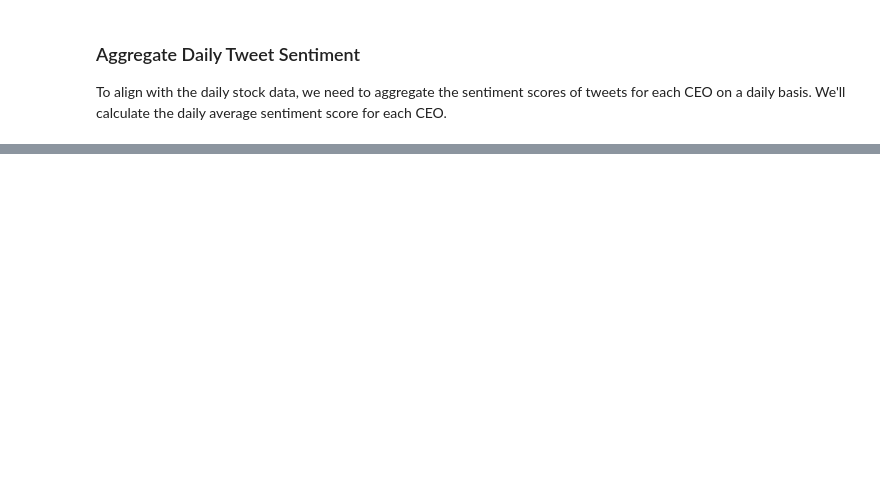
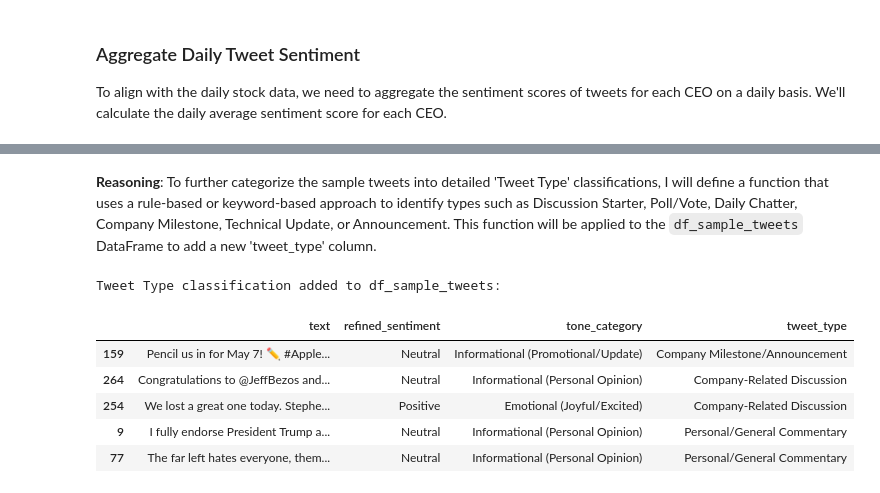
Before and after one commit to ddahlgren11/MoneyMaker, a Jupyter notebook: actualcapstone.ipynb, the cells around one changed output, grey strips where cells are left out. Saved outputs shown, nothing was run; the diff lists cells and outputs as text; code cells hidden in the pictures; blank space fills up the shorter version.

```diff
--- a/actualcapstone.ipynb
+++ b/actualcapstone.ipynb
@@ -137,0 +218,18 @@ display(df_daily_sentiment.head())
+# %%
+def classify_sentiment(score):
+    if score <= -0.6:
+        return 'Very Negative'
+    elif score <= -0.2:
+        return 'Negative'
+    elif score < 0.2:
+        return 'Neutral'
+    elif score < 0.6:
+        return 'Positive'
+    else:
+        return 'Very Positive'
+
+# Apply the classification function to the sentiment_score column of df_sample_tweets
+df_sample_tweets['refined_sentiment'] = df_sample_tweets['sentiment_score'].apply(classify_sentiment)
+
+print("Refined sentiment categories added to df_sample_tweets:")
+display(df_sample_tweets[['text', 'sentiment_score', 'refined_sentiment']].head())
@@ -137,0 +322,40 @@ display(df_daily_sentiment.head())
+# %% [markdown]
+**Reasoning**:
+To further categorize the sample tweets into detailed 'Tweet Type' classifications, I will define a function that uses a rule-based or keyword-based approach to identify types such as Discussion Starter, Poll/Vote, Daily Chatter, Company Milestone, Technical Update, or Announcement. This function will be applied to the `df_sample_tweets` DataFrame to add a new 'tweet_type' column.
+# %%
+def classify_tweet_type(text, ceo_name):
+    text_lower = str(text).lower()
+
+    # Keywords for different tweet types
+    if "poll" in text_lower or "vote" in text_lower or "which do you prefer" in text_lower:
+        return 'Poll/Vote'
+    elif "what do you think" in text_lower or "thoughts on" in text_lower or "discuss" in text_lower or "question" in text_lower:
+        return 'Discussion Starter'
+    elif "announcement" in text_lower or "launch" in text_lower or "event" in text_lower or "release" in text_lower or "update" in text_lower:
+        return 'Company Milestone/Announcement'
+    elif "technical" in text_lower or "spec" in text_lower or "code" in text_lower or "software" in text_lower or "hardware" in text_lower:
+        return 'Technical Update'
+    elif "good morning" in text_lower or "hello twitter" in text_lower or "how's everyone" in text_lower or "daily thought" in text_lower:
+        return 'Daily Chatter'
+    else:
+        # Fallback to more general types based on CEO activity
+        if ceo_name in ['elonmusk', 'tim_cook', 'satyanadella']:
+            if any(keyword in text_lower for keyword in ['tesla', 'apple', 'microsoft', 'company', 'we', 'our']):
+                return 'Company-Related Discussion'
+            else:
+                return 'Personal/General Commentary'
+        return 'General Commentary'
+
+# Apply the function to create the 'tweet_type' column
+df_sample_tweets['tweet_type'] = df_sample_tweets.apply(lambda row: classify_tweet_type(row['text'], row['ceo']), axis=1)
+
+print("Tweet Type classification added to df_sample_tweets:")
+display(df_sample_tweets[['text', 'refined_sentiment', 'tone_category', 'tweet_type']].head())
+# %% [output]
+Tweet Type classification added to df_sample_tweets:
+|  | text | refined_sentiment | tone_category | tweet_type |
+| 159 | Pencil us in for May 7! ✏️ #Apple... | Neutral | Informational (Promotional/Update) | Company Milestone/Announcement |
+| 264 | Congratulations to @JeffBezos and... | Neutral | Informational (Personal Opinion) | Company-Related Discussion |
+| 254 | We lost a great one today. Stephe... | Positive | Emotional (Joyful/Excited) | Company-Related Discussion |
+| 9 | I fully endorse President Trump a... | Neutral | Informational (Personal Opinion) | Personal/General Commentary |
+| 77 | The far left hates everyone, them... | Neutral | Informational (Personal Opinion) | Personal/General Commentary |
```
Also changed, not shown: parts of 36 cells of this notebook.
